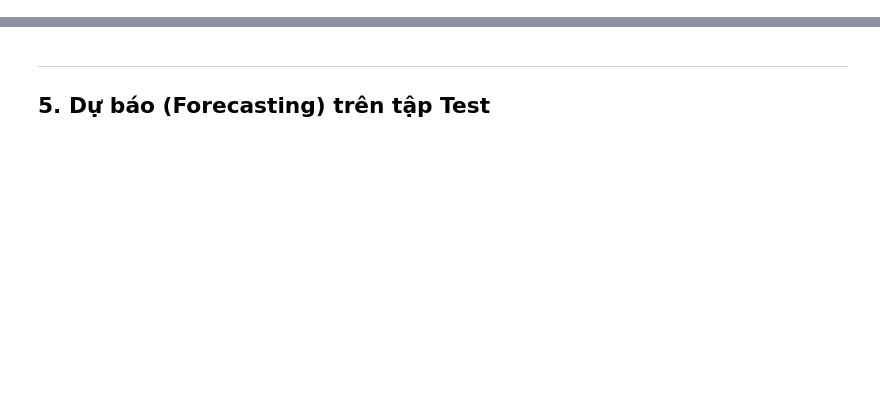
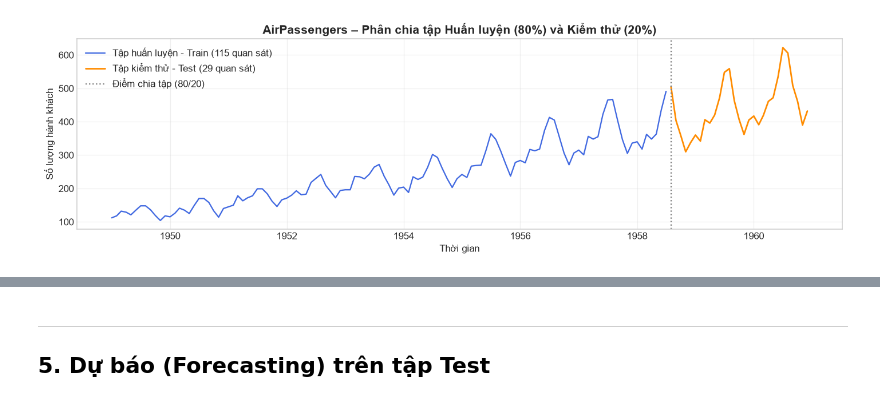
Before and after one commit to OrangkillEmily/Lab_TimeSeries, a Jupyter notebook: notebooks/lab02/bai5_ARIMA.ipynb, the cells around one changed output, grey strips where cells are left out. Saved outputs shown, nothing was run; the diff lists cells and outputs as text; code cells hidden in the pictures; blank space fills up the shorter version.

```diff
--- a/notebooks/lab02/bai5_ARIMA.ipynb
+++ b/notebooks/lab02/bai5_ARIMA.ipynb
@@ -281,0 +59,27 @@ KIEM DINH LJUNG-BOX (H0: Khong co tu tuong quan)
+# %%
+# Xác định đường dẫn file dữ liệu đã chia sẵn từ Bài 1
+DATA_DIR_LAB02 = os.path.join(PROJECT_ROOT, 'data', 'processed', 'lab02')
+DATA_DIR_DEFAULT = os.path.join(PROJECT_ROOT, 'data', 'processed')
+
+train_path = os.path.join(DATA_DIR_LAB02, 'train_data.csv') if os.path.exists(os.path.join(DATA_DIR_LAB02, 'train_data.csv')) else os.path.join(DATA_DIR_DEFAULT, 'train_data.csv')
+test_path = os.path.join(DATA_DIR_LAB02, 'test_data.csv') if os.path.exists(os.path.join(DATA_DIR_LAB02, 'test_data.csv')) else os.path.join(DATA_DIR_DEFAULT, 'test_data.csv')
+
+print(f' Đang đọc tập Train từ: {train_path}')
+print(f' Đang đọc tập Test từ : {test_path}')
+
+train_df = pd.read_csv(train_path)
+test_df = pd.read_csv(test_path)
+
+# Ép kiểu thời gian và thiết lập làm DatetimeIndex
+train_df['Month'] = pd.to_datetime(train_df['Month'])
+test_df['Month'] = pd.to_datetime(test_df['Month'])
+
+train = train_df.set_index('Month')['Passengers']
+test = test_df.set_index('Month')['Passengers']
+
+# Chuẩn hóa tần suất tháng cho Index
+train.index = pd.DatetimeIndex(train.index).to_period('M').to_timestamp()
+test.index = pd.DatetimeIndex(test.index).to_period('M').to_timestamp()
+
+print(f'\n Kích thước tập Huấn luyện (Train): {len(train)} quan sát ({train.index[0].strftime("%Y-%m")} → {train.index[-1].strftime("%Y-%m")})')
+print(f' Kích thước tập Kiểm thử (Test)  : {len(test)} quan sát ({test.index[0].strftime("%Y-%m")} → {test.index[-1].strftime("%Y-%m")})')
@@ -281,0 +92,15 @@ KIEM DINH LJUNG-BOX (H0: Khong co tu tuong quan)
+# %%
+# Trực quan hóa tập dữ liệu Train (80%) và Test (20%)
+fig, ax = plt.subplots(figsize=(13, 4))
+ax.plot(train.index, train.values, color='royalblue', linewidth=1.5, label=f'Tập huấn luyện - Train ({len(train)} quan sát)')
+ax.plot(test.index, test.values, color='darkorange', linewidth=1.8, label=f'Tập kiểm thử - Test ({len(test)} quan sát)')
+ax.axvline(test.index[0], color='gray', linestyle=':', linewidth=1.5, label='Điểm chia tập (80/20)')
+ax.set_title('AirPassengers – Phân chia tập Huấn luyện (80%) và Kiểm thử (20%)', fontsize=14, fontweight='bold')
+ax.set_xlabel('Thời gian')
+ax.set_ylabel('Số lượng hành khách')
+ax.legend()
+ax.grid(True, alpha=0.3)
+plt.tight_layout()
+plt.show()
+# %% [output]
+[figure, added]
```
Also changed, not shown: parts of 52 cells of this notebook.
